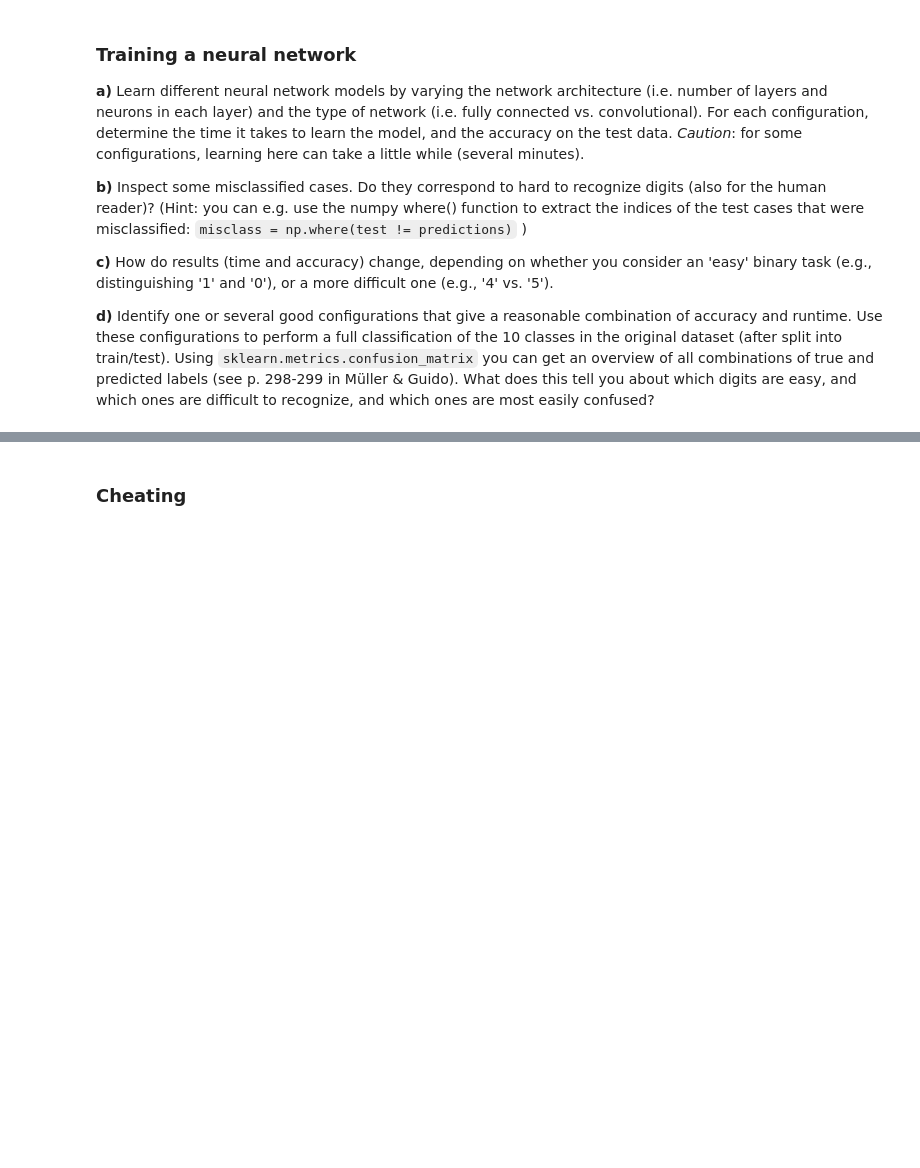
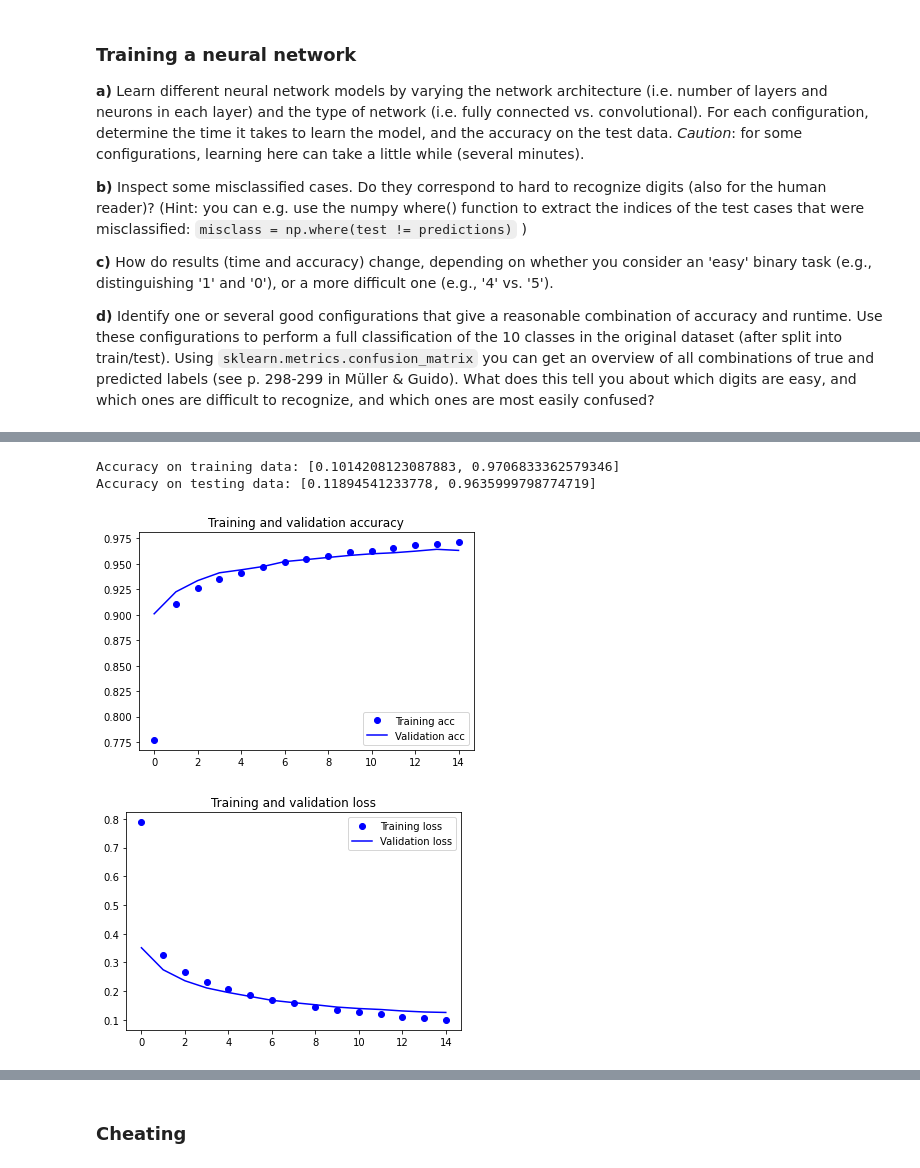
Before and after one commit to Mincoslav/MAL-Assignment, a Jupyter notebook: Assignment2.ipynb, the cells around one changed output, grey strips where cells are left out. Cells and saved outputs as stored; diff of their text form; code cells hidden in the pictures; blank space fills up the shorter version.

Commit message:
exercise 2 train networks part done

```diff
--- a/Assignment2.ipynb
+++ b/Assignment2.ipynb
@@ -264,7 +265,7 @@ model.add(Dense(units=64, activation='relu', input_dim=10000))
 model.add(Dense(units=32, activation='relu'))
 model.add(Dense(units=2, activation='softmax'))
 
-sdg = optimizers.Adadelta(learning_rate=0.1)
-model.compile(loss='categorical_crossentropy', optimizer=sdg, metrics=['accuracy'])
+adadelta = optimizers.Adadelta(learning_rate=0.1)
+model.compile(loss='categorical_crossentropy', optimizer=adadelta, metrics=['accuracy'])
 
-history = model.fit(X_trainval, y_trainval, validation_split = 0.2, epochs=15, batch_size=100, verbose=1)
+history = model.fit(X_trainval, y_trainval, validation_split = 0.2, epochs=15, batch_size=100, verbose=0)
@@ -902,0 +867,36 @@ Confusion matrix:
+# %%
+
+## 3l (784)
+
+x_train_set = np.reshape(x_train, [-1, 784])
+x_train_set = x_train_set.astype('float32') /255
+
+x_test_set = np.reshape(x_test, [-1, 784])
+x_test_set = x_test_set.astype('float32') /255
+
+y_train_set = to_categorical(y_train)
+y_test_set = to_categorical(y_test)
+
+connected_3l = Sequential()
+
+connected_3l.add(Dense(units=196, activation='relu', input_dim=784))
+connected_3l.add(Dense(units=49, activation='relu'))
+connected_3l.add(Dense(units=32, activation='relu'))
+connected_3l.add(Dense(units=10, activation='softmax'))
+
+sdg = optimizers.Adadelta(learning_rate=0.1)
+connected_3l.compile(loss='categorical_crossentropy', optimizer=sdg, metrics=['accuracy'])
+
+t = time()
+history_3l = connected_3l.fit(x_train_set, y_train_set, validation_split = 0.2, epochs=15, batch_size=100, verbose=0)
+t = time() -t
+
+print("Accuracy on training data: {}".format(connected_3l.evaluate(x_train_set, y_train_set, verbose= 0)))
+print("Accuracy on testing data: {}".format(connected_3l.evaluate(x_test_set, y_test_set, verbose= 0)))
+
+showStats(history_3l)
+# %% [output]
+Accuracy on training data: [0.1014208123087883, 0.9706833362579346]
+Accuracy on testing data: [0.11894541233778, 0.9635999798774719]
+[figure, added]
+[figure, added]
```
Also changed, not shown: parts of 60 cells of this notebook.
